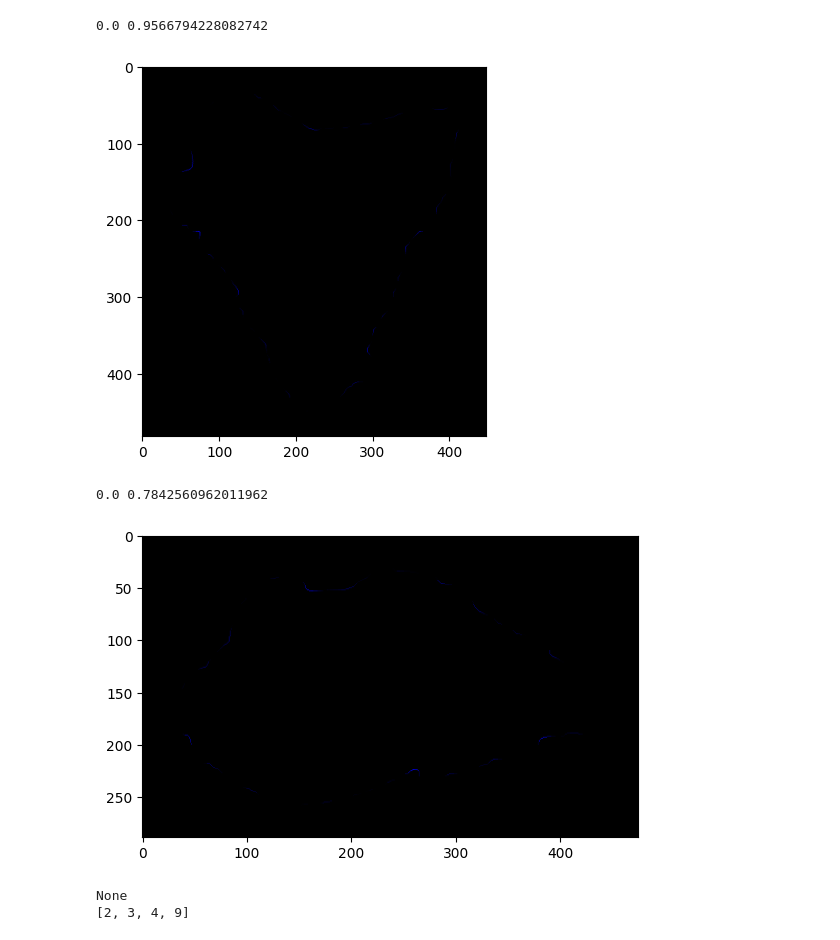
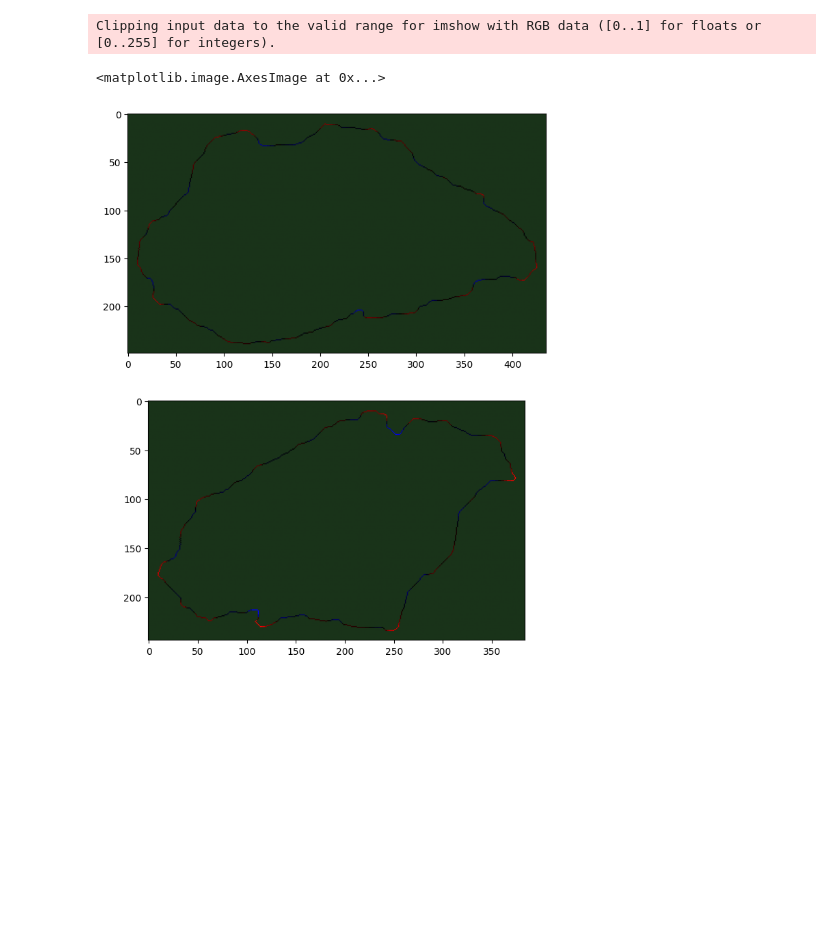
Before and after one commit to vippolitov/fresco-reassembling, a Jupyter notebook: code/2_new_shape_aligning.ipynb, the cells around one changed output. Saved outputs shown, nothing was run; the diff lists cells and outputs as text; code cells hidden in the pictures; blank space fills up the shorter version.

```diff
--- a/code/2_new_shape_aligning.ipynb
+++ b/code/2_new_shape_aligning.ipynb
@@ -387,13 +116,11 @@ plt.imshow(common_edge)
 # %%
-def visualize_curvatures(shape_descriptor, fragment):
+def visualize_curvatures(shape_descriptor, fragment, l=0, r=1):
     curvs = shape_descriptor.curvatures
     edge_coords = shape_descriptor.edge_coords
-    common_edge = np.zeros(fragment.fragment.shape)
+    common_edge = np.ones(fragment.fragment.shape) * [0.1, 0.2, 0.1]
+    top, bottom, left, right = edge_coords[:, 0].min(), edge_coords[:, 0].max(), edge_coords[:, 1].min(), edge_coords[:, 1].max()
     for i, point in enumerate(edge_coords):
-        common_edge[point[0], point[1], 0] = curvs[i] if 0 < curvs[i]  else 0
-        common_edge[point[0], point[1], 2] = - curvs[i] if 0 > curvs[i] else 0
-#     common_edge /= np.abs(curvs).max()
-    common_edge *= 10
-    print(common_edge.min(), common_edge.max())
-#     common_edge += 0.5
-    plt.imshow(common_edge)
+        common_edge[point[0], point[1], 0] = 10 * (curvs[i] if l < curvs[i] < r  else 0)
+        common_edge[point[0], point[1], 2] = - 10 * (curvs[i] if - l > curvs[i] > -r else 0)
+        common_edge[point[0], point[1], 1] = 0
+    return common_edge[top - 10:bottom + 10, left - 10:right + 10, :]
@@ -406,17 +127,9 @@ print(descriptors[1].curvatures.max(), descriptors[1].curvatures.min())
-# %%
-visualize_curvatures(descriptors[l], frags[l])
-# %% [output]
-0.0 0.9566794228082742
-[figure, removed]
-# %%
-visualize_curvatures(descriptors[r], frags[r])
-# %% [output]
-0.0 0.7842560962011962
-[figure, removed]
-# %%
-a = [9, 3, 2, 4]
-print(a.sort())
-print(a)
-# %% [output]
-None
-[2, 3, 4, 9]
+# %%
+fig, axes = plt.subplots(2, 1, figsize=(10, 10))
+
+axes[0].imshow(visualize_curvatures(descriptors[l], frags[l]))
+axes[1].imshow(visualize_curvatures(descriptors[r], frags[r]))
+# %% [output]
+Clipping input data to the valid range for imshow with RGB data ([0..1] for floats or [0..255] for integers).
+<matplotlib.image.AxesImage at 0x...>
+[figure, added]
```
Also changed, not shown: parts of 16 cells of this notebook, 31 other files.
